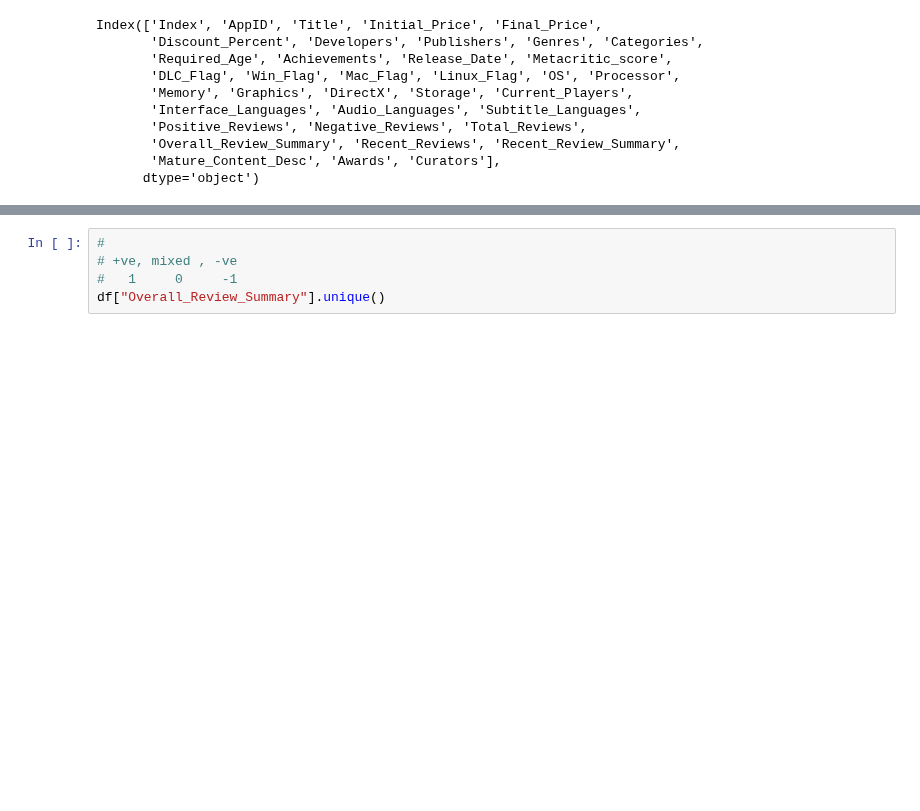
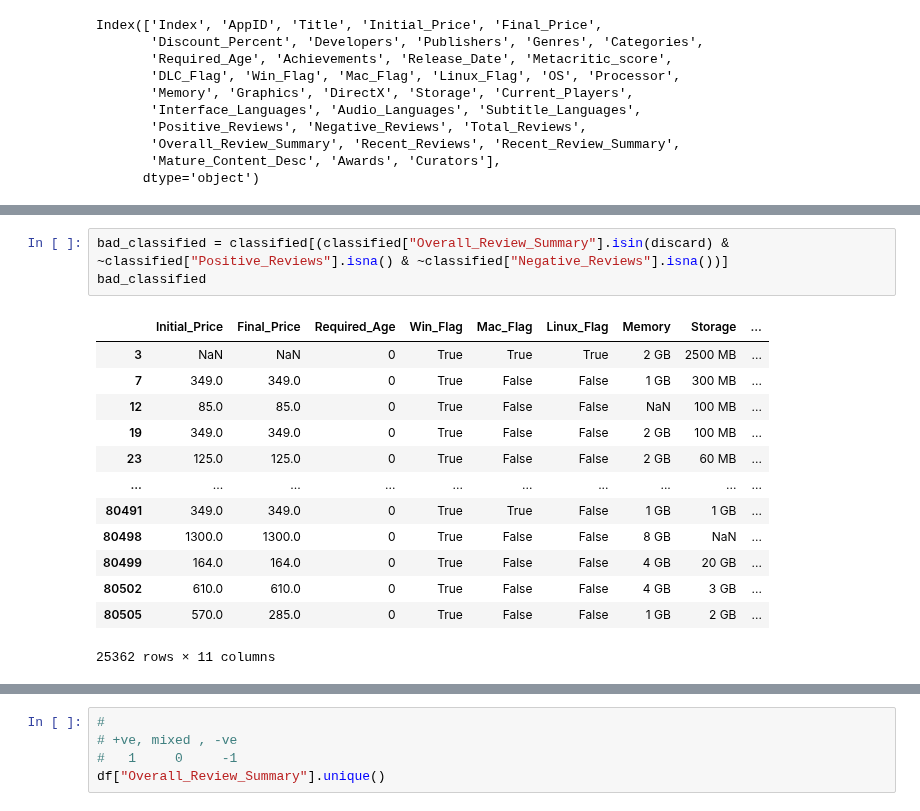
Before and after one commit to Aryan-ki-codepanti/steam-games-data-analysis, a Jupyter notebook: data-mining/attr_analysis.ipynb, the cells around one changed output, grey strips where cells are left out. Drawn from its saved outputs; the diff is of its cells as text; blank space fills up the shorter version.

```diff
--- a/data-mining/attr_analysis.ipynb
+++ b/data-mining/attr_analysis.ipynb
@@ -99 +99,18 @@ good_classified
 45365 rows × 11 columns
+# %%
+bad_classified = classified[(classified["Overall_Review_Summary"].isin(discard) & ~classified["Positive_Reviews"].isna() & ~classified["Negative_Reviews"].isna())]
+bad_classified
+# %% [output]
+|  | Initial_Price | Final_Price | Required_Age | Win_Flag | Mac_Flag | Linux_Flag | Memory | Storage | ... |
+| 3 | NaN | NaN | 0 | True | True | True | 2 GB | 2500 MB | ... |
+| 7 | 349.0 | 349.0 | 0 | True | False | False | 1 GB | 300 MB | ... |
+| 12 | 85.0 | 85.0 | 0 | True | False | False | NaN | 100 MB | ... |
+| 19 | 349.0 | 349.0 | 0 | True | False | False | 2 GB | 100 MB | ... |
+| 23 | 125.0 | 125.0 | 0 | True | False | False | 2 GB | 60 MB | ... |
+| ... | ... | ... | ... | ... | ... | ... | ... | ... | ... |
+| 80491 | 349.0 | 349.0 | 0 | True | True | False | 1 GB | 1 GB | ... |
+| 80498 | 1300.0 | 1300.0 | 0 | True | False | False | 8 GB | NaN | ... |
+| 80499 | 164.0 | 164.0 | 0 | True | False | False | 4 GB | 20 GB | ... |
+| 80502 | 610.0 | 610.0 | 0 | True | False | False | 4 GB | 3 GB | ... |
+| 80505 | 570.0 | 285.0 | 0 | True | False | False | 1 GB | 2 GB | ... |
+25362 rows × 11 columns
```
Also changed, not shown: parts of 13 cells of this notebook.
